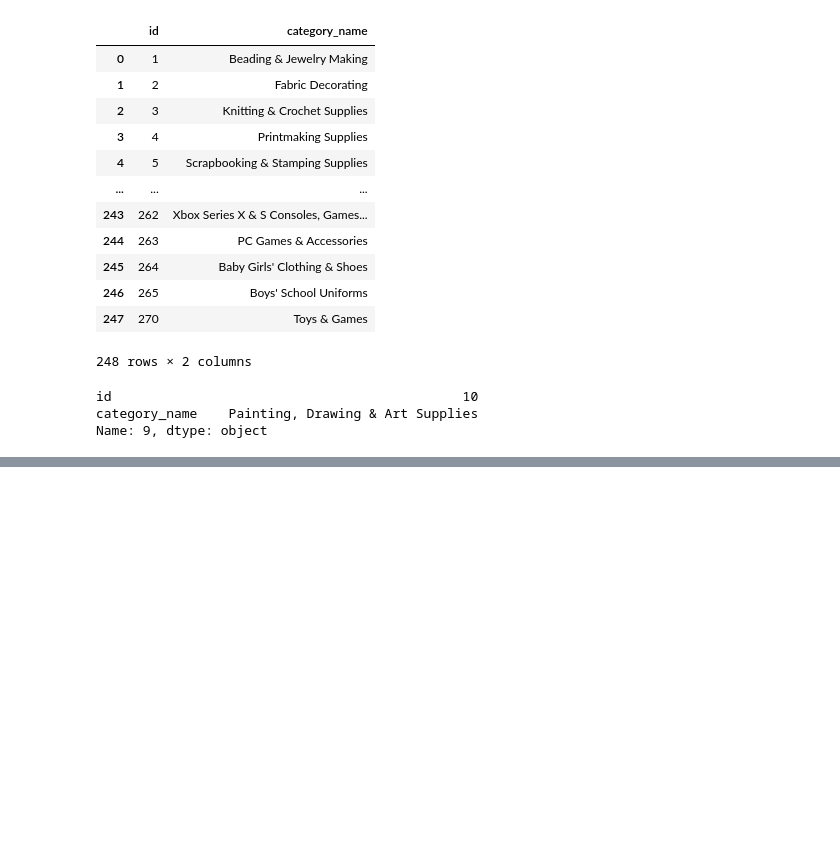
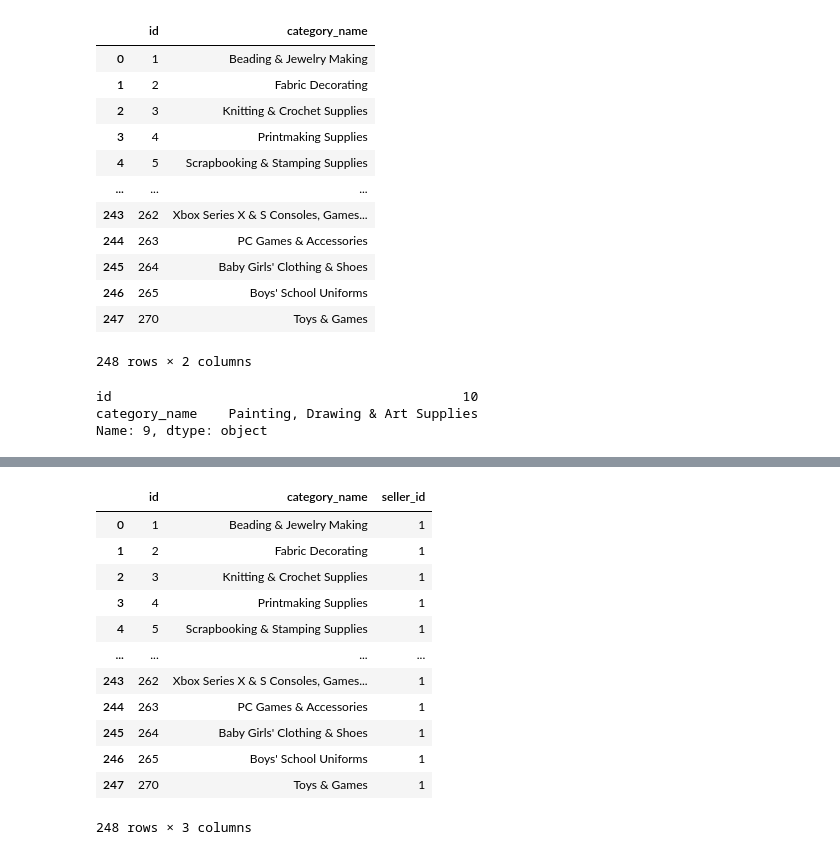
Before and after one commit to Rohith-Kumar-S/ORBIT, a Jupyter notebook: data/rnd.ipynb, the cells around one changed output, grey strips where cells are left out. Cells and saved outputs as stored; diff of their text form; code cells hidden in the pictures; blank space fills up the shorter version.

```diff
--- a/data/rnd.ipynb
+++ b/data/rnd.ipynb
@@ -128,3 +128,6 @@ df.iloc[9]
 id                                             10
 category_name    Painting, Drawing & Art Supplies
 Name: 9, dtype: object
+# %%
+
+df = pd.read_csv('amazon_categories.csv')
@@ -130,0 +150,18 @@ Name: 9, dtype: object
+# %%
+df['seller_id'] = 1
+# %%
+df
+# %% [output]
+|  | id | category_name | seller_id |
+| 0 | 1 | Beading & Jewelry Making | 1 |
+| 1 | 2 | Fabric Decorating | 1 |
+| 2 | 3 | Knitting & Crochet Supplies | 1 |
+| 3 | 4 | Printmaking Supplies | 1 |
+| 4 | 5 | Scrapbooking & Stamping Supplies | 1 |
+| ... | ... | ... | ... |
+| 243 | 262 | Xbox Series X & S Consoles, Games... | 1 |
+| 244 | 263 | PC Games & Accessories | 1 |
+| 245 | 264 | Baby Girls' Clothing & Shoes | 1 |
+| 246 | 265 | Boys' School Uniforms | 1 |
+| 247 | 270 | Toys & Games | 1 |
+248 rows × 3 columns
```
Also changed, not shown: parts of 2 cells of this notebook, 12 other files.
